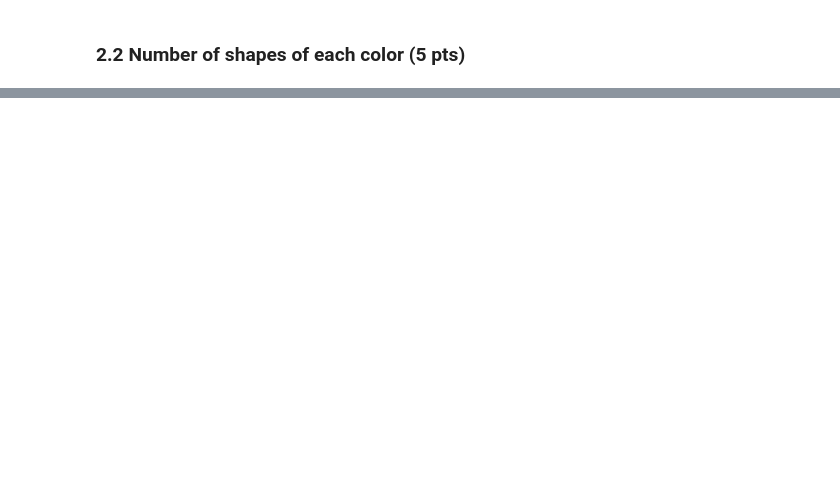
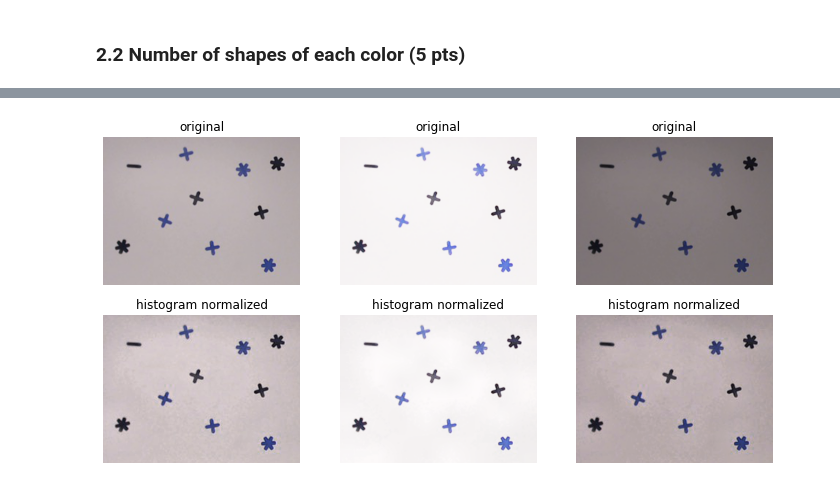
Before and after one commit to LTS5/iapr, a Jupyter notebook: labs/lab_01_segmentation.ipynb, the cells around one changed output, grey strips where cells are left out. Drawn from its saved outputs; the diff is of its cells as text; code cells hidden in the pictures; blank space fills up the shorter version.

```diff
--- a/labs/lab_01_segmentation.ipynb
+++ b/labs/lab_01_segmentation.ipynb
@@ -117,0 +186,30 @@ plt.show()
+# %%
+from skimage.exposure import equalize_adapthist, equalize_hist, histogram
+
+
+def normalize_histogram(img:np.ndarray)->np.ndarray:
+    """
+    Normalize intensity of input image with histogram equalization
+    :param img: np.ndarray input HSV image
+    :return: np.ndarray RGB image intensity rescaled to 0-255 in np.uint8
+    """
+    # Retrieve the intensity values
+    _,_,v = cv.split(img)
+    v = np.uint8(equalize_adapthist(v) *255)
+    _img = img.copy()
+    _img[:,:,2]= v
+    # Convert to image to RGB format
+    _img = cv.cvtColor(_img,cv.COLOR_HSV2RGB)
+    return _img
+
+images_hist_norm = [normalize_histogram(images_hsv[i]) for i in range(3)]
+fig, axes = plt.subplots(2, 3, figsize=(12, 6))
+for i in range(2):
+    _collect = images if i ==0 else images_hist_norm
+    for j in range(3):
+        axes[i,j].imshow(_collect[j])
+        axes[i,j].set_title("original" if i==0 else "histogram normalized")
+        axes[i,j].axis('off')
+plt.show()
+# %% [output]
+[figure, added]
```
Also changed, not shown: parts of 31 cells of this notebook, 3 other files.
